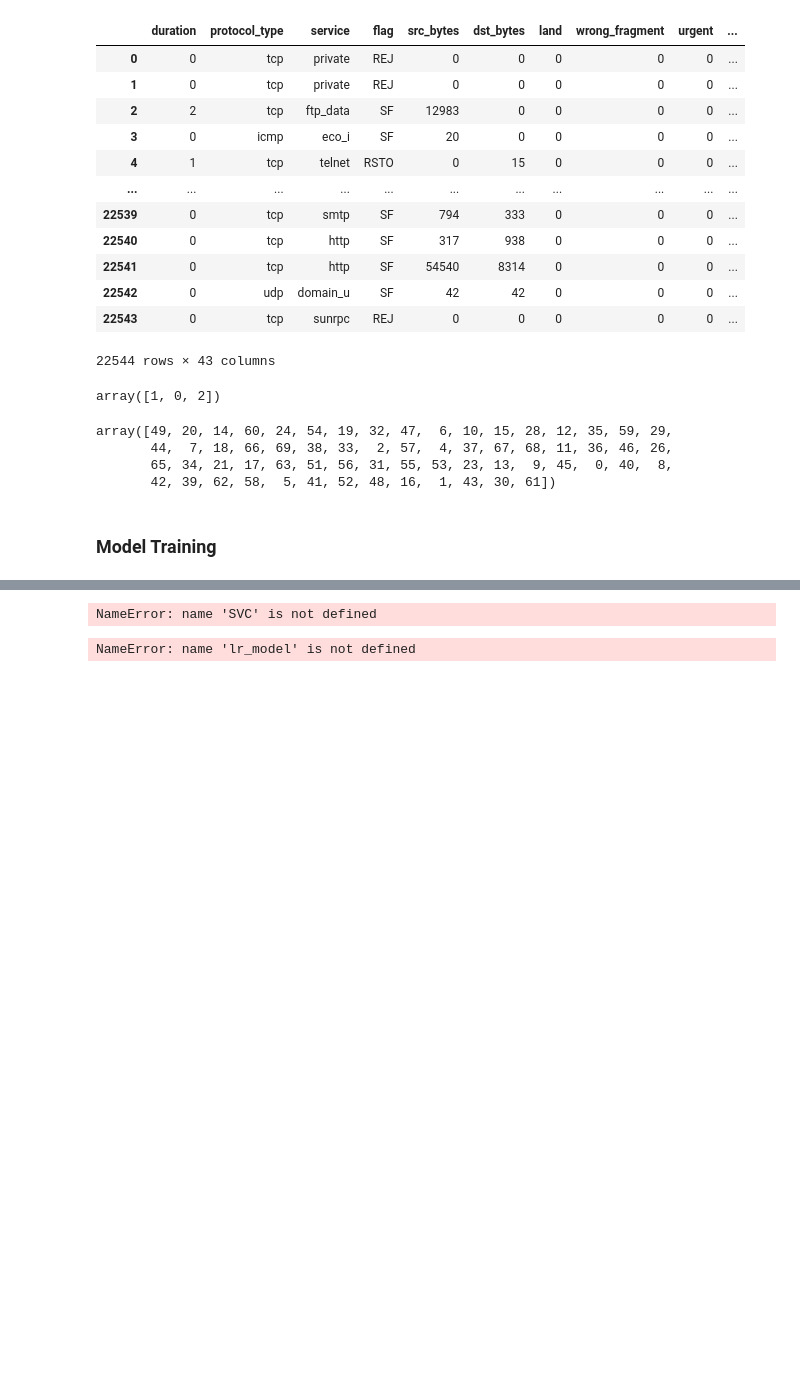
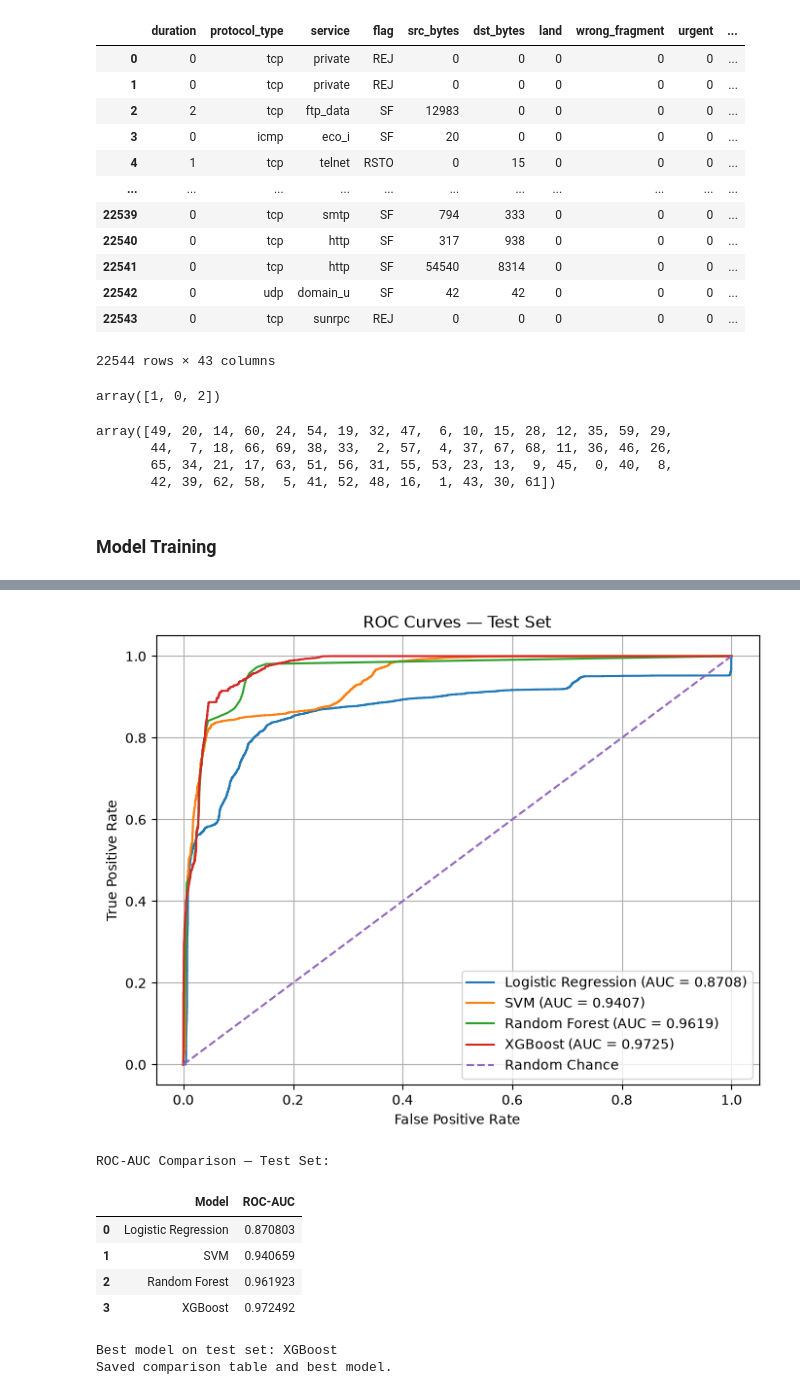
Before and after one commit to shaubhagya-khanal/NetworkIDS, a Jupyter notebook: networkIDS.ipynb, the cells around one changed output, grey strips where cells are left out. Cells and saved outputs as stored; diff of their text form; code cells hidden in the pictures; blank space fills up the shorter version.

```diff
--- a/networkIDS.ipynb
+++ b/networkIDS.ipynb
@@ -941,27 +1024,58 @@ Scaled test shape: (22544, 41)
 # %%
-# Define models
-lr_model = LogisticRegression(random_state=42)
-svm_model = SVC(probability=True, random_state=42)
-rf_model = RandomForestClassifier(random_state=42)
-xgb_model = XGBClassifier(
-    random_state=42,
-    eval_metric="logloss"
-)
+from sklearn.metrics import roc_auc_score, roc_curve
 
-# Train models
-lr_model.fit(X_train_scaled, y_train)
-svm_model.fit(X_train_scaled, y_train)
+roc_results = []
+plt.figure(figsize=(8, 6))
 
-rf_model.fit(X_train, y_train)
-xgb_model.fit(X_train, y_train)
+for name, (model, X_data) in test_models.items():
+    if hasattr(model, "predict_proba"):
+        y_score = model.predict_proba(X_data)[:, 1]
+    else:
+        y_score = model.decision_function(X_data)
+
+    auc = roc_auc_score(y_test, y_score)
+    roc_results.append({"Model": name, "ROC-AUC": auc})
+
+    fpr, tpr, _ = roc_curve(y_test, y_score)
+    plt.plot(fpr, tpr, label=f"{name} (AUC = {auc:.4f})")
+
+plt.plot([0, 1], [0, 1], linestyle="--", label="Random Chance")
+plt.xlabel("False Positive Rate")
+plt.ylabel("True Positive Rate")
+plt.title("ROC Curves — Test Set")
+plt.legend()
+plt.grid()
+plt.show()
+
+roc_df = pd.DataFrame(roc_results)
+print("ROC-AUC Comparison — Test Set:")
+display(roc_df)
 # %% [output]
+[figure, added]
-NameError: name 'SVC' is not defined
+ROC-AUC Comparison — Test Set:
+|  | Model | ROC-AUC |
+| 0 | Logistic Regression | 0.870803 |
+| 1 | SVM | 0.940659 |
+| 2 | Random Forest | 0.961923 |
+| 3 | XGBoost | 0.972492 |
 # %%
-models = {
-    "Logistic Regression": (lr_model, X_val_scaled),
-    "SVM": (svm_model, X_val_scaled),
-    "Random Forest": (rf_model, X_val),
-    "XGBoost": (xgb_model, X_val)
-}
+import os
+import joblib
+
+os.makedirs("../results", exist_ok=True)
+os.makedirs("../models", exist_ok=True)
+
+test_results_df.to_csv("../results/model_comparison_testset.csv", index=False)
+
+best_model_name = test_results_df.sort_values("F1-Score", ascending=False).iloc[0]["Model"]
+best_model = {"Logistic Regression": lr_model, "SVM": svm_model,
+              "Random Forest": rf_model, "XGBoost": xgb_model}[best_model_name]
+
+joblib.dump(best_model, f"../models/best_model_{best_model_name.replace(' ', '_').lower()}.pkl")
+joblib.dump(scaler, "../models/scaler.pkl")
+
+print(f"Best model on test set: {best_model_name}")
+print("Saved comparison table and best model.")
 # %% [output]
-NameError: name 'lr_model' is not defined
+Best model on test set: XGBoost
+Saved comparison table and best model.
```
Also changed, not shown: parts of 30 cells of this notebook.
